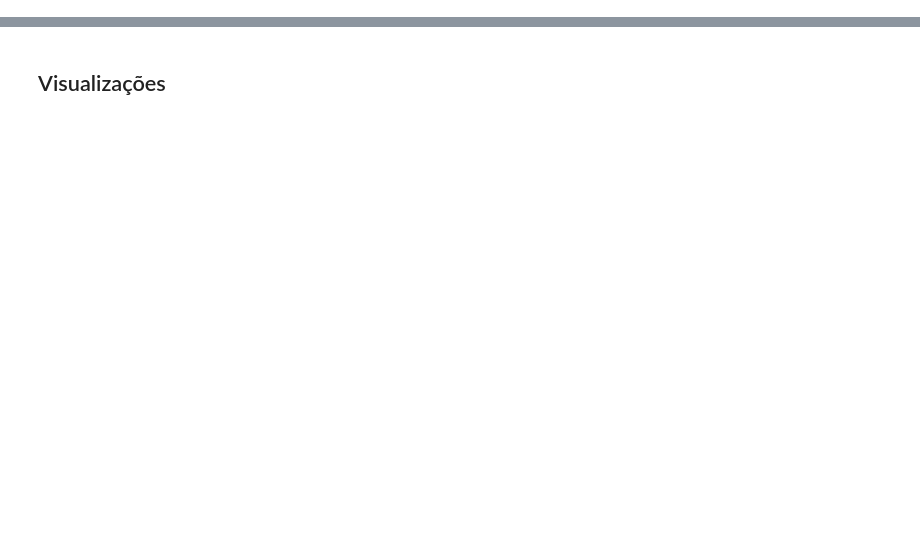
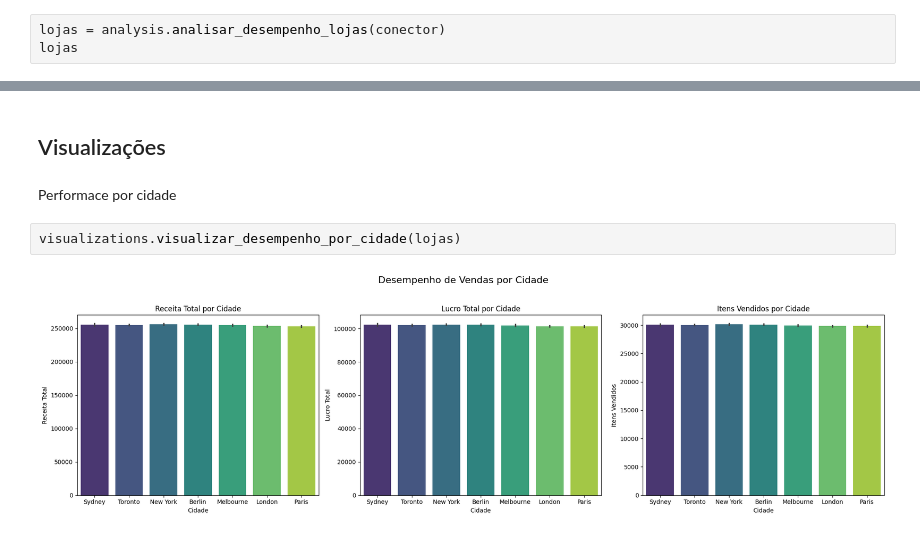
Before and after one commit to salvatoregx/pi4_aplicacoes_ciencia_de_dados, a Jupyter notebook: entregas.ipynb, the cells around one changed output, grey strips where cells are left out. Cells and saved outputs as stored; diff of their text form; blank space fills up the shorter version.

Commit message:
visualizacao roberto

```diff
--- a/entregas.ipynb
+++ b/entregas.ipynb
@@ -78,0 +151,3 @@ cacau
+# %%
+lojas = analysis.analisar_desempenho_lojas(conector)
+lojas
@@ -79,2 +234,8 @@ cacau
 # %% [markdown]
 ## Visualizações
+# %% [markdown]
+Performace por cidade
+# %%
+visualizations.visualizar_desempenho_por_cidade(lojas)
+# %% [output]
+[figure, added]
```
Also changed, not shown: parts of 30 cells of this notebook, 5 other files.
